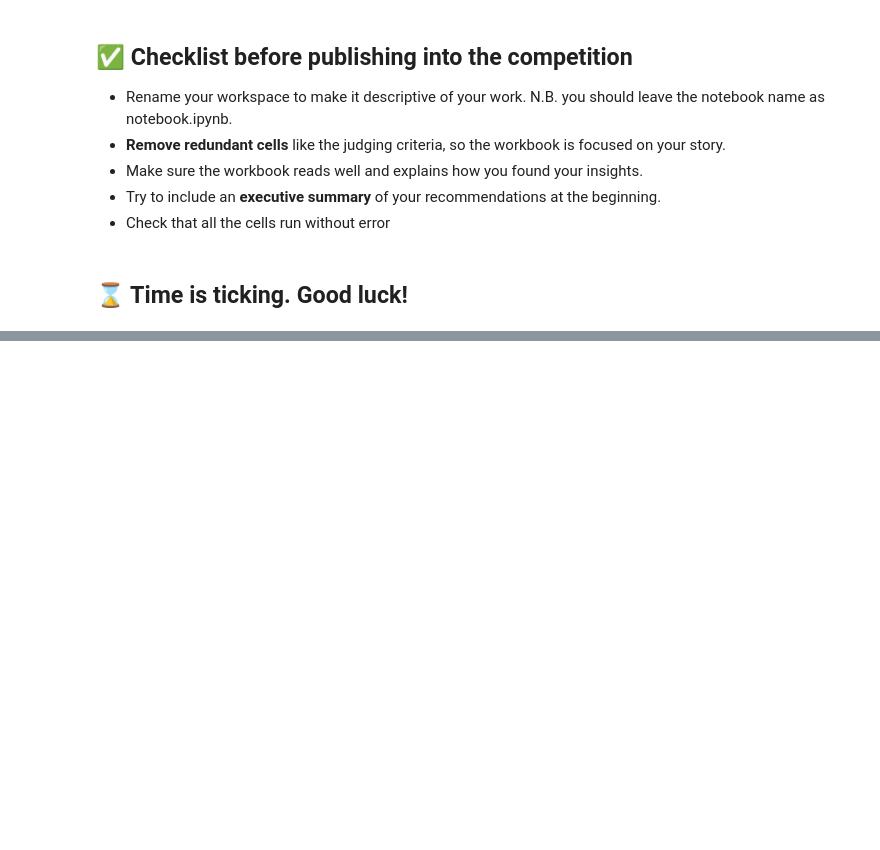
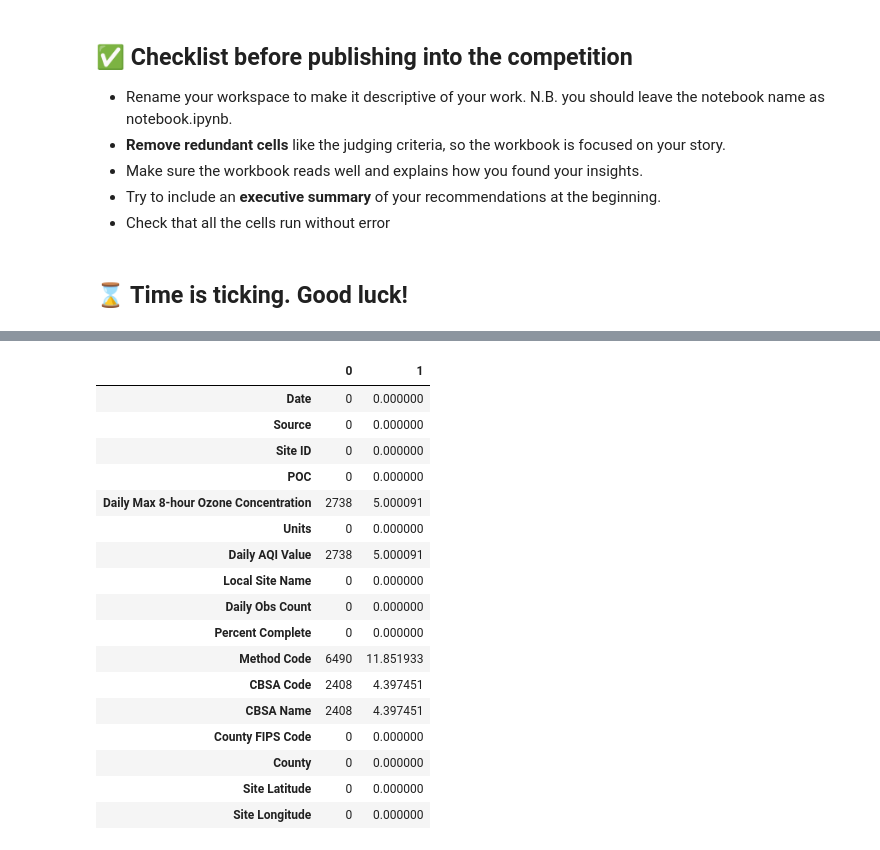
Before and after one commit to vrmelox/ozone, a Jupyter notebook: notebook.ipynb, the cells around one changed output, grey strips where cells are left out. Saved outputs shown, nothing was run; the diff lists cells and outputs as text; code cells hidden in the pictures; blank space fills up the shorter version.

```diff
--- a/notebook.ipynb
+++ b/notebook.ipynb
@@ -71,0 +136,24 @@ Create a report that covers the following:
+# %%
+miss_value = ozone.isnull().sum()
+miss_value_percentage = 100 * miss_value / len(ozone)
+miss_table = pd.concat([miss_value, miss_value_percentage], axis=1)
+miss_table
+# %% [output]
+|  | 0 | 1 |
+| Date | 0 | 0.000000 |
+| Source | 0 | 0.000000 |
+| Site ID | 0 | 0.000000 |
+| POC | 0 | 0.000000 |
+| Daily Max 8-hour Ozone Concentration | 2738 | 5.000091 |
+| Units | 0 | 0.000000 |
+| Daily AQI Value | 2738 | 5.000091 |
+| Local Site Name | 0 | 0.000000 |
+| Daily Obs Count | 0 | 0.000000 |
+| Percent Complete | 0 | 0.000000 |
+| Method Code | 6490 | 11.851933 |
+| CBSA Code | 2408 | 4.397451 |
+| CBSA Name | 2408 | 4.397451 |
+| County FIPS Code | 0 | 0.000000 |
+| County | 0 | 0.000000 |
+| Site Latitude | 0 | 0.000000 |
+| Site Longitude | 0 | 0.000000 |
```
Also changed, not shown: parts of 10 cells of this notebook, 1 other file.
